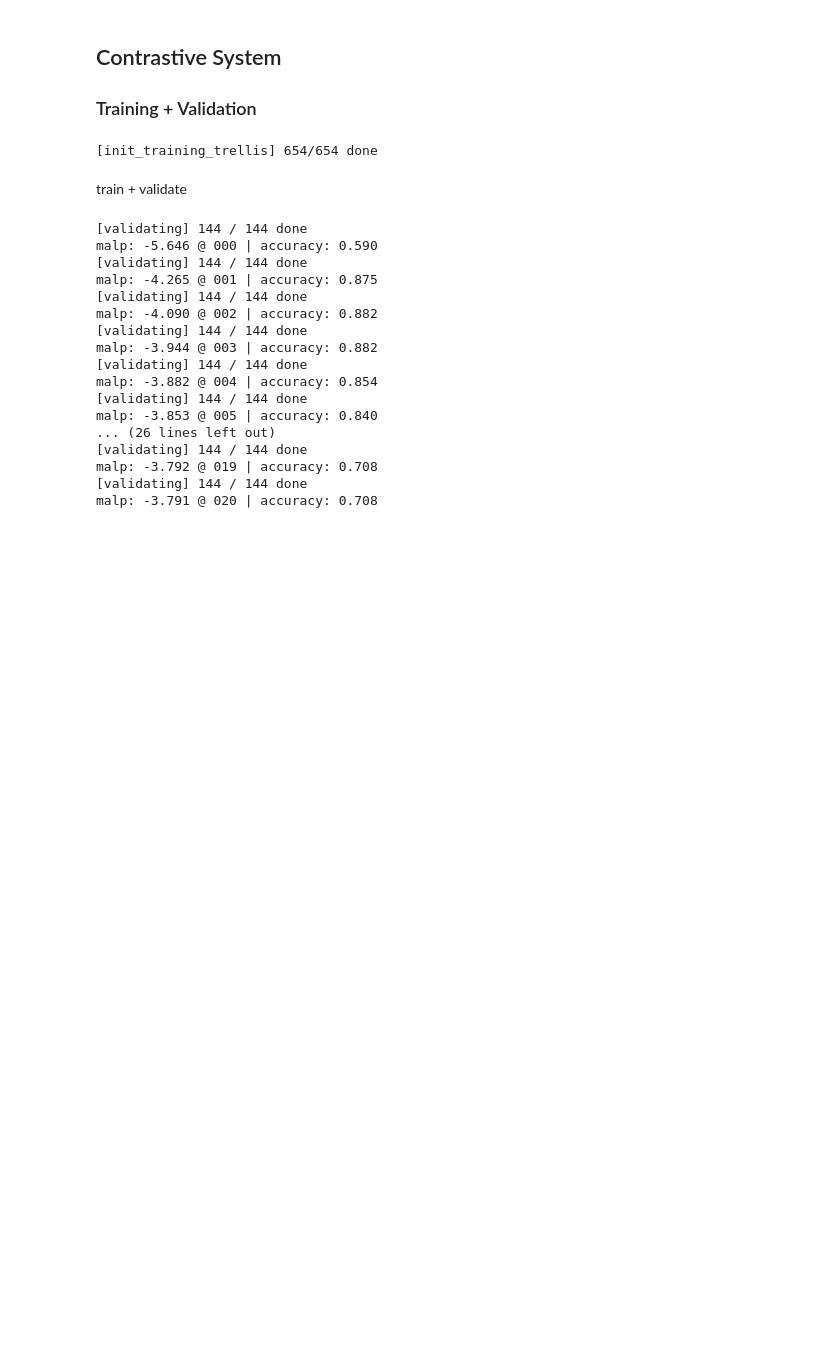
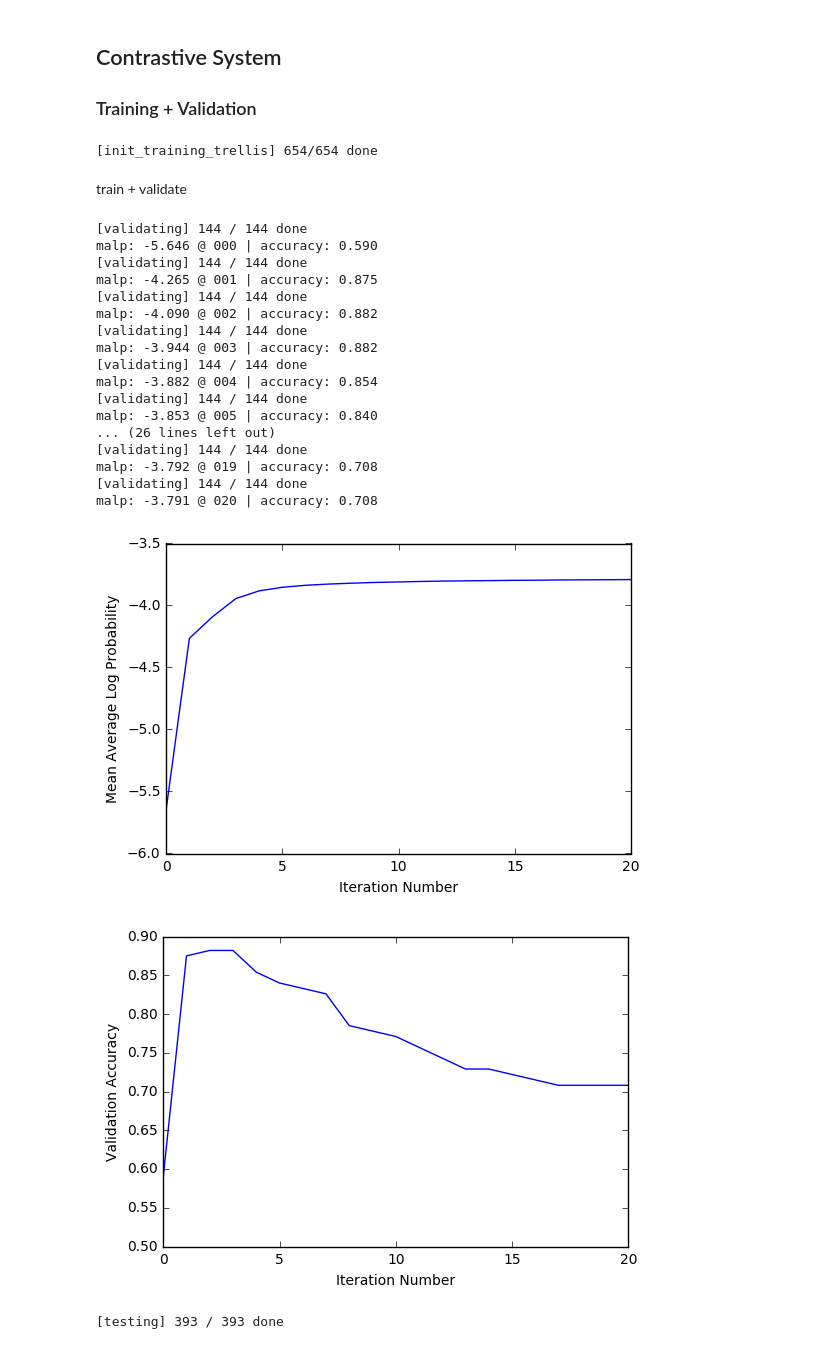
Before and after one commit to joe-siyuan-qiao/InformationExtraction-Proj2, a Jupyter notebook: demo.ipynb, the cells around one changed output. Saved outputs shown, nothing was run; the diff lists cells and outputs as text; code cells hidden in the pictures; blank space fills up the shorter version.

```diff
--- a/demo.ipynb
+++ b/demo.ipynb
@@ -198,3 +198,66 @@ malp: -3.853 @ 005 | accuracy: 0.840
 malp: -3.792 @ 019 | accuracy: 0.708
 [validating] 144 / 144 done
 malp: -3.791 @ 020 | accuracy: 0.708
+# %%
+import matplotlib.pyplot as plt
+
+malp_list = [-5.646, -4.265, -4.09, -3.944, -3.882, -3.853, -3.837, -3.827, -3.82,
+             -3.814, -3.81, -3.806, -3.803, -3.801, -3.799, -3.797, -3.796, -3.794,
+             -3.793, -3.792, -3.791]
+vacc_list = [0.59, 0.875, 0.882, 0.882, 0.854, 0.84, 0.833, 0.826, 0.785, 0.778,
+             0.771, 0.757, 0.743, 0.729, 0.729, 0.722, 0.715, 0.708, 0.708, 0.708, 0.708]
+
+malg_x = [x for x in range(21)]
+malg_y = malp_list
+plot = plt.plot(malg_x, malg_y, 'b-')
+plt.ylabel('Mean Average Log Probability')
+plt.xlabel('Iteration Number')
+plt.axis([0, 20, -6, -3.5])
+plt.savefig(os.path.join('results', 'v1.pdf'))
+plt.show()
+plt.clf()
+
+
+malg_x = [x for x in range(21)]
+malg_y = vacc_list
+plot = plt.plot(malg_x, malg_y, 'b-')
+plt.ylabel('Validation Accuracy')
+plt.xlabel('Iteration Number')
+plt.axis([0, 20, 0.5, 0.9])
+plt.savefig(os.path.join('results', 'v2.pdf'))
+plt.show()
+plt.clf()
+# %% [output]
+[figure, added]
+[figure, added]
+# %%
+# load the model trained at epoch 3
+trainer.load_model(os.path.join('modelpool', 'model_3.p'))
+
+# read dev data
+devwav = os.path.join('data', 'clsp.devwav')
+devlbl = os.path.join('data', 'clsp.devlbls')
+devwav = open(devwav).readlines()[1:]
+devlbl = open(devlbl).readlines()[1:]
+dev_list = []
+for i in range(len(devwav)):
+    wavline = devwav[i][:-1]
+    lblline = devlbl[i][:-1]
+    lblline = lblline.split(' ')[:-1]
+    dev_list.append([wavline, lblline])
+
+infer_list = []
+for i in range(len(dev_list)):
+    sys.stdout.write('\r[testing] {:03d} / {}'.format(
+            i + 1, len(dev_list)))
+    sys.stdout.flush()
+    word_list, score_list = trainer.infer(data=dev_list[i][1])
+    inferred = word_list[np.argmax(score_list)]
+    confidence = np.max(score_list)
+    infer_list.append([dev_list[i][0], inferred, confidence])
+print ' done'
+
+with open('results/dev_val.p', 'wb') as f:
+    pickle.dump(infer_list, f)
+# %% [output]
+[testing] 393 / 393 done
```
Also changed, not shown: 1 other file.
